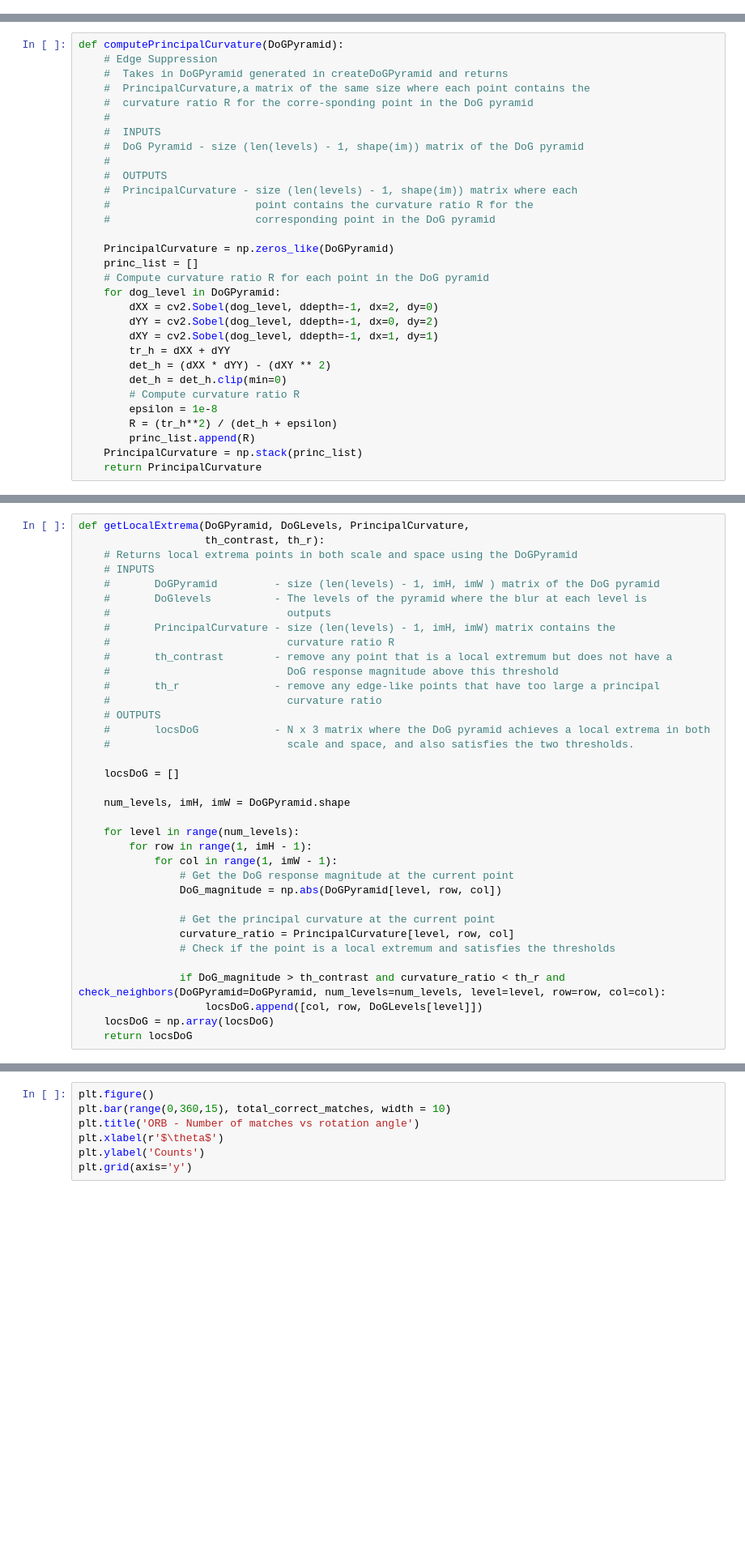
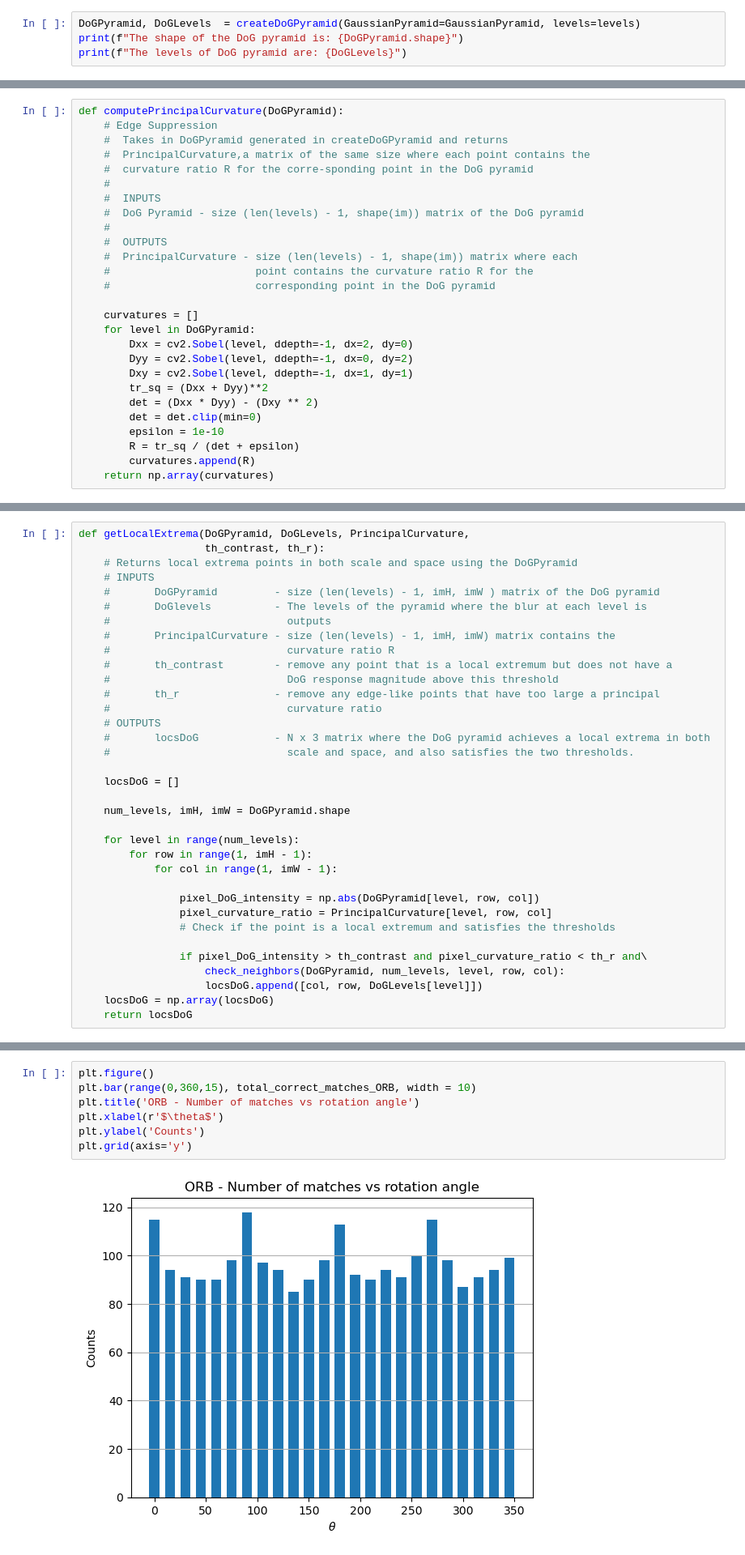
Before and after one commit to oronbar/046746---Algorithms-and-Applications-in-Computer-Vision, a Jupyter notebook: hw2_features_descriptors/code/ee046746_hw2_features.ipynb, the cells around one changed output, grey strips where cells are left out. Shown at 81% size. Drawn from its saved outputs; the diff is of its cells as text; blank space fills up the shorter version.

```diff
--- a/hw2_features_descriptors/code/ee046746_hw2_features.ipynb
+++ b/hw2_features_descriptors/code/ee046746_hw2_features.ipynb
@@ -154,0 +156,4 @@ print(a.shape, b)
+# %%
+DoGPyramid, DoGLevels  = createDoGPyramid(GaussianPyramid=GaussianPyramid, levels=levels)
+print(f"The shape of the DoG pyramid is: {DoGPyramid.shape}")
+print(f"The levels of DoG pyramid are: {DoGLevels}")
@@ -177,22 +184,18 @@ def computePrincipalCurvature(DoGPyramid):
     #                       point contains the curvature ratio R for the
     #                       corresponding point in the DoG pyramid
 
-    PrincipalCurvature = np.zeros_like(DoGPyramid)
-    princ_list = []
-    # Compute curvature ratio R for each point in the DoG pyramid
-    for dog_level in DoGPyramid:
-        dXX = cv2.Sobel(dog_level, ddepth=-1, dx=2, dy=0)
-        dYY = cv2.Sobel(dog_level, ddepth=-1, dx=0, dy=2)
-        dXY = cv2.Sobel(dog_level, ddepth=-1, dx=1, dy=1)
-        tr_h = dXX + dYY
-        det_h = (dXX * dYY) - (dXY ** 2)
-        det_h = det_h.clip(min=0)
-        # Compute curvature ratio R
-        epsilon = 1e-8
-        R = (tr_h**2) / (det_h + epsilon)
-        princ_list.append(R)
-    PrincipalCurvature = np.stack(princ_list)
-    return PrincipalCurvature
+    curvatures = []
+    for level in DoGPyramid:
+        Dxx = cv2.Sobel(level, ddepth=-1, dx=2, dy=0)
+        Dyy = cv2.Sobel(level, ddepth=-1, dx=0, dy=2)
+        Dxy = cv2.Sobel(level, ddepth=-1, dx=1, dy=1)
+        tr_sq = (Dxx + Dyy)**2
+        det = (Dxx * Dyy) - (Dxy ** 2)
+        det = det.clip(min=0)
+        epsilon = 1e-10
+        R = tr_sq / (det + epsilon)
+        curvatures.append(R)
+    return np.array(curvatures)
 # %% [markdown]
 The function takes in DoGPyramid generated in the previous section and returns PrincipalCurvature, a matrix of the same size where each point contains the curvature ratio R for the corresponding point in the DoG pyramid:
 
@@ -275,14 +269,13 @@ def getLocalExtrema(DoGPyramid, DoGLevels, PrincipalCurvature,
     for level in range(num_levels):
         for row in range(1, imH - 1):
             for col in range(1, imW - 1):
-                # Get the DoG response magnitude at the current point
-                DoG_magnitude = np.abs(DoGPyramid[level, row, col])
 
-                # Get the principal curvature at the current point
-                curvature_ratio = PrincipalCurvature[level, row, col]
+                pixel_DoG_intensity = np.abs(DoGPyramid[level, row, col])
+                pixel_curvature_ratio = PrincipalCurvature[level, row, col]
                 # Check if the point is a local extremum and satisfies the thresholds
 
-                if DoG_magnitude > th_contrast and curvature_ratio < th_r and check_neighbors(DoGPyramid=DoGPyramid, num_levels=num_levels, level=level, row=row, col=col):
+                if pixel_DoG_intensity > th_contrast and pixel_curvature_ratio < th_r and\
+                    check_neighbors(DoGPyramid, num_levels, level, row, col):
                     locsDoG.append([col, row, DoGLevels[level]])
     locsDoG = np.array(locsDoG)
     return locsDoG
@@ -748,11 +741,13 @@ Computing theta = 330
 Computing theta = 345
 # %%
 plt.figure()
-plt.bar(range(0,360,15), total_correct_matches, width = 10)
+plt.bar(range(0,360,15), total_correct_matches_ORB, width = 10)
 plt.title('ORB - Number of matches vs rotation angle')
 plt.xlabel(r'$\theta$')
 plt.ylabel('Counts')
 plt.grid(axis='y')
+# %% [output]
+[figure, added]
 # %% [markdown]
 #### Part 4 - Dry Questions
 ---
```
Also changed, not shown: parts of 5 cells of this notebook, 4 other files.
